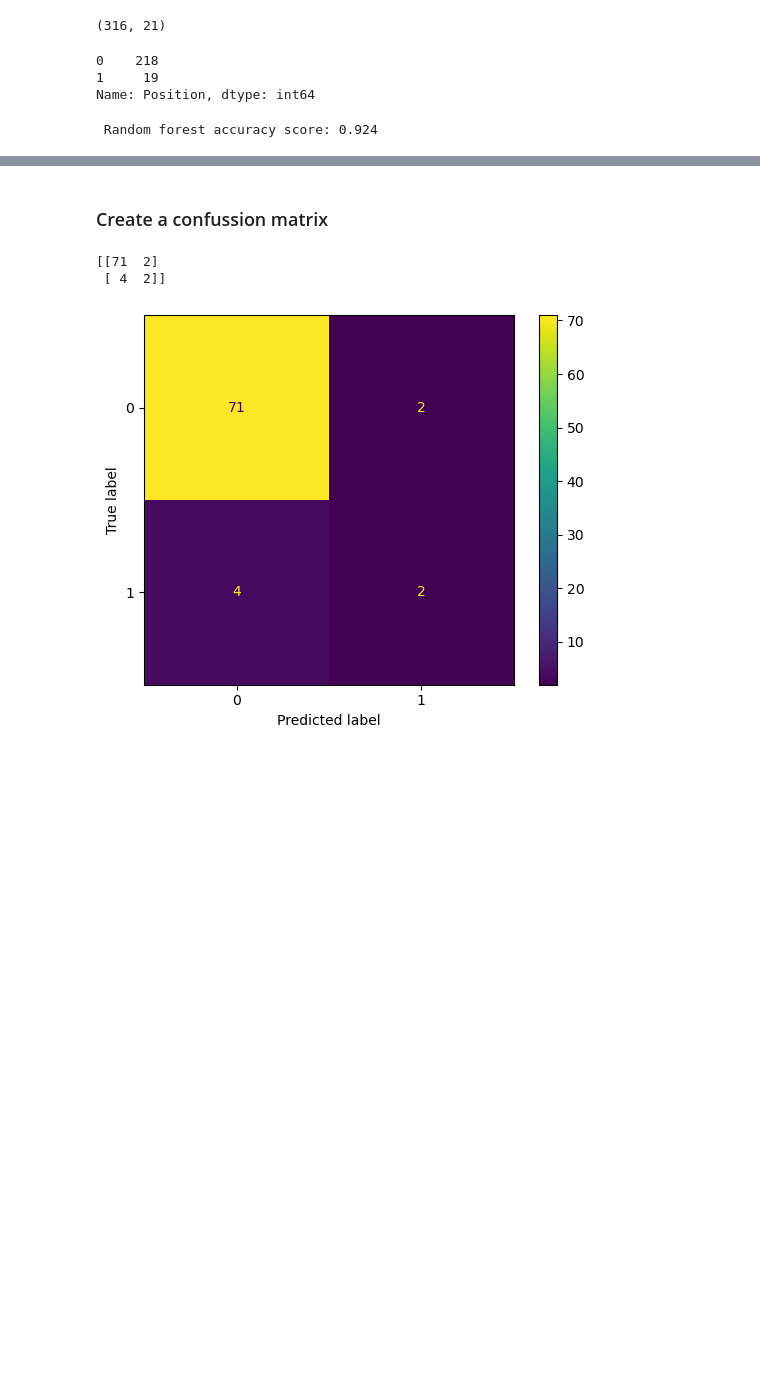
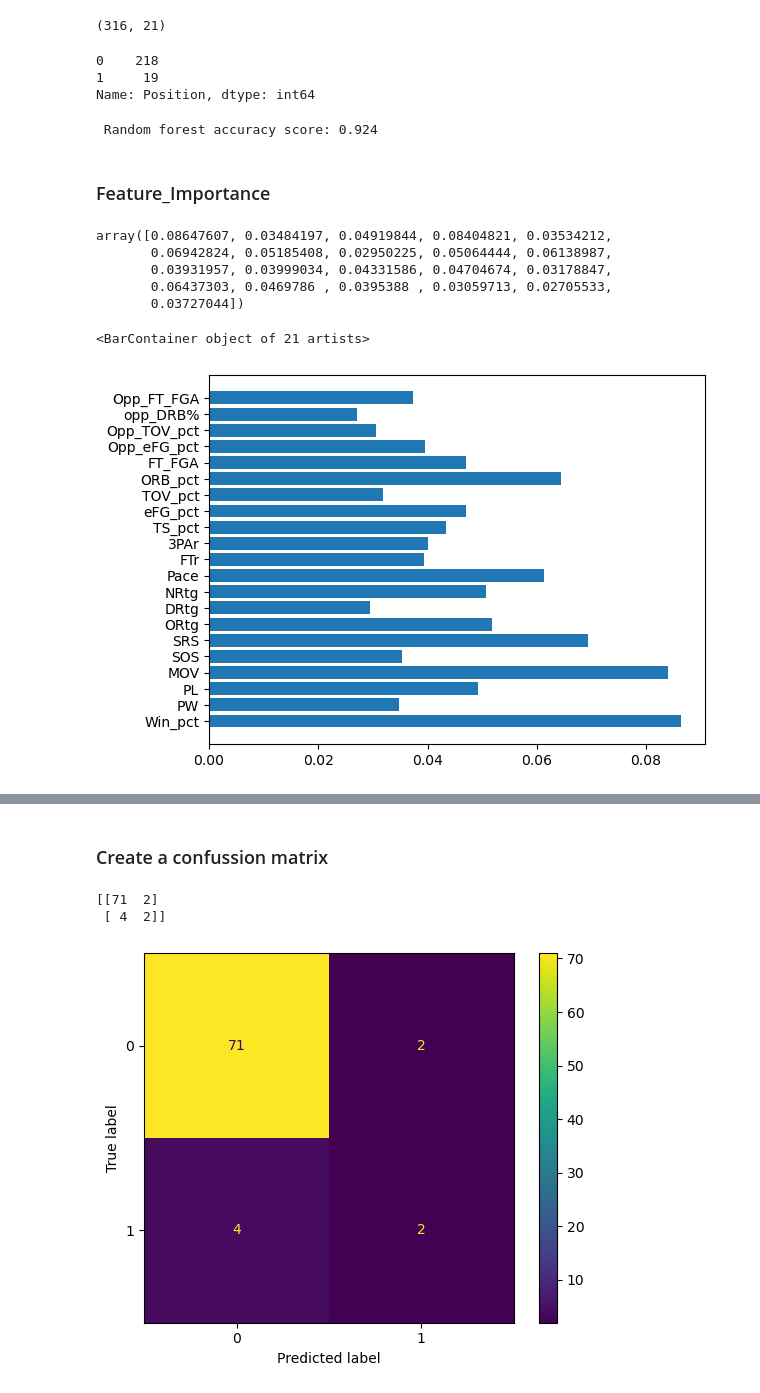
Before and after one commit to l-aldarondo/Sports-Predictions, a Jupyter notebook: Ramdom_Forest_Model.ipynb, the cells around one changed output, grey strips where cells are left out. Saved outputs shown, nothing was run; the diff lists cells and outputs as text; code cells hidden in the pictures; blank space fills up the shorter version.

Commit message:
Updating Random_Forest_model.ipynb

```diff
--- a/Ramdom_Forest_Model.ipynb
+++ b/Ramdom_Forest_Model.ipynb
@@ -190,3 +190,19 @@ y_pred = rf_model.predict(X_test_scaled)
 print(f" Random forest accuracy score: {accuracy_score(y_test,y_pred):.3f}")
 # %% [output]
  Random forest accuracy score: 0.924
+# %% [markdown]
+### Feature_Importance
+# %%
+rf_model.feature_importances_
+# %% [output]
+array([0.08647607, 0.03484197, 0.04919844, 0.08404821, 0.03534212,
+       0.06942824, 0.05185408, 0.02950225, 0.05064444, 0.06138987,
+       0.03931957, 0.03999034, 0.04331586, 0.04704674, 0.03178847,
+       0.06437303, 0.0469786 , 0.0395388 , 0.03059713, 0.02705533,
+       0.03727044])
+# %%
+# https://mljar.com/blog/feature-importance-in-random-forest/
+plt.barh(X.columns, rf_model.feature_importances_)
+# %% [output]
+<BarContainer object of 21 artists>
+[figure, added]
```
Also changed, not shown: parts of 1 cell of this notebook.
